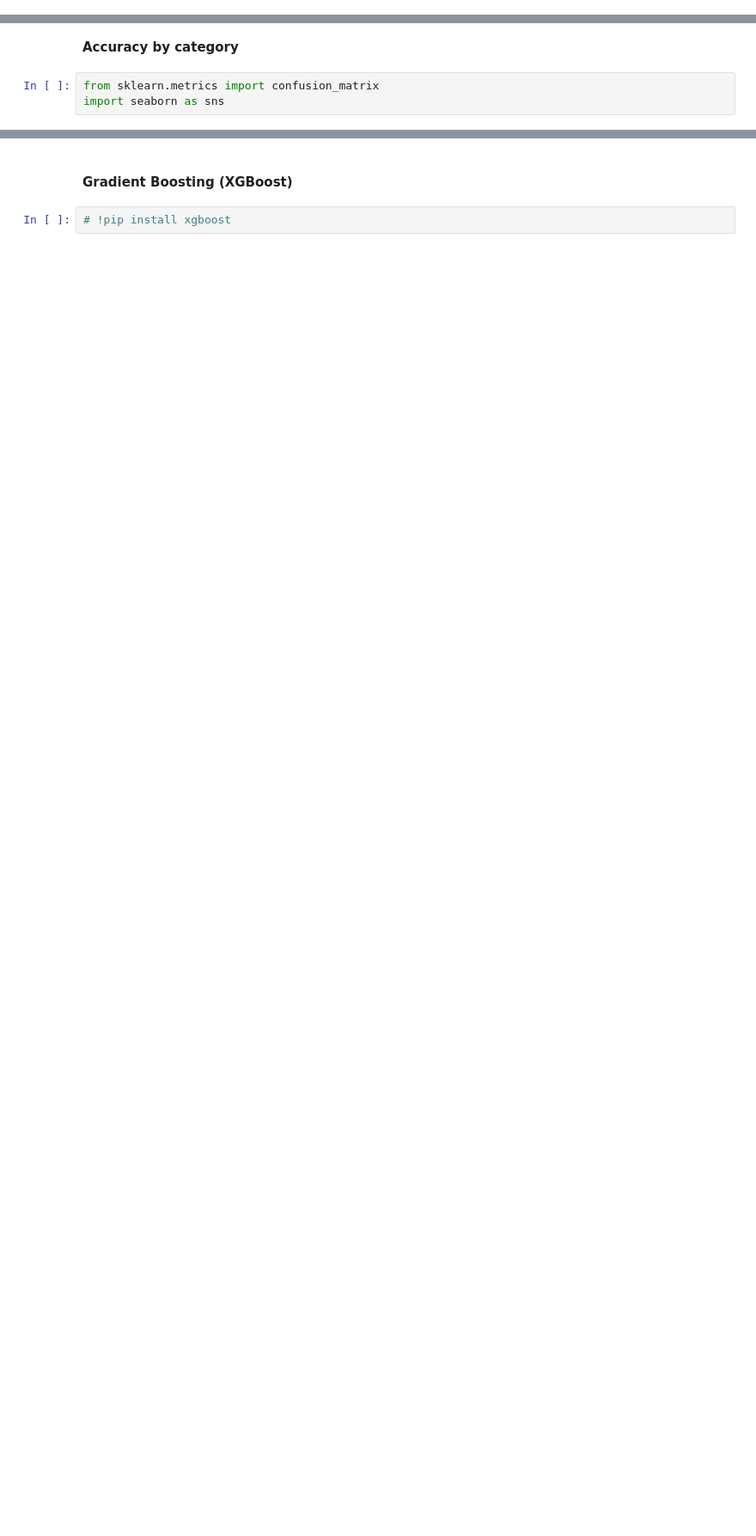
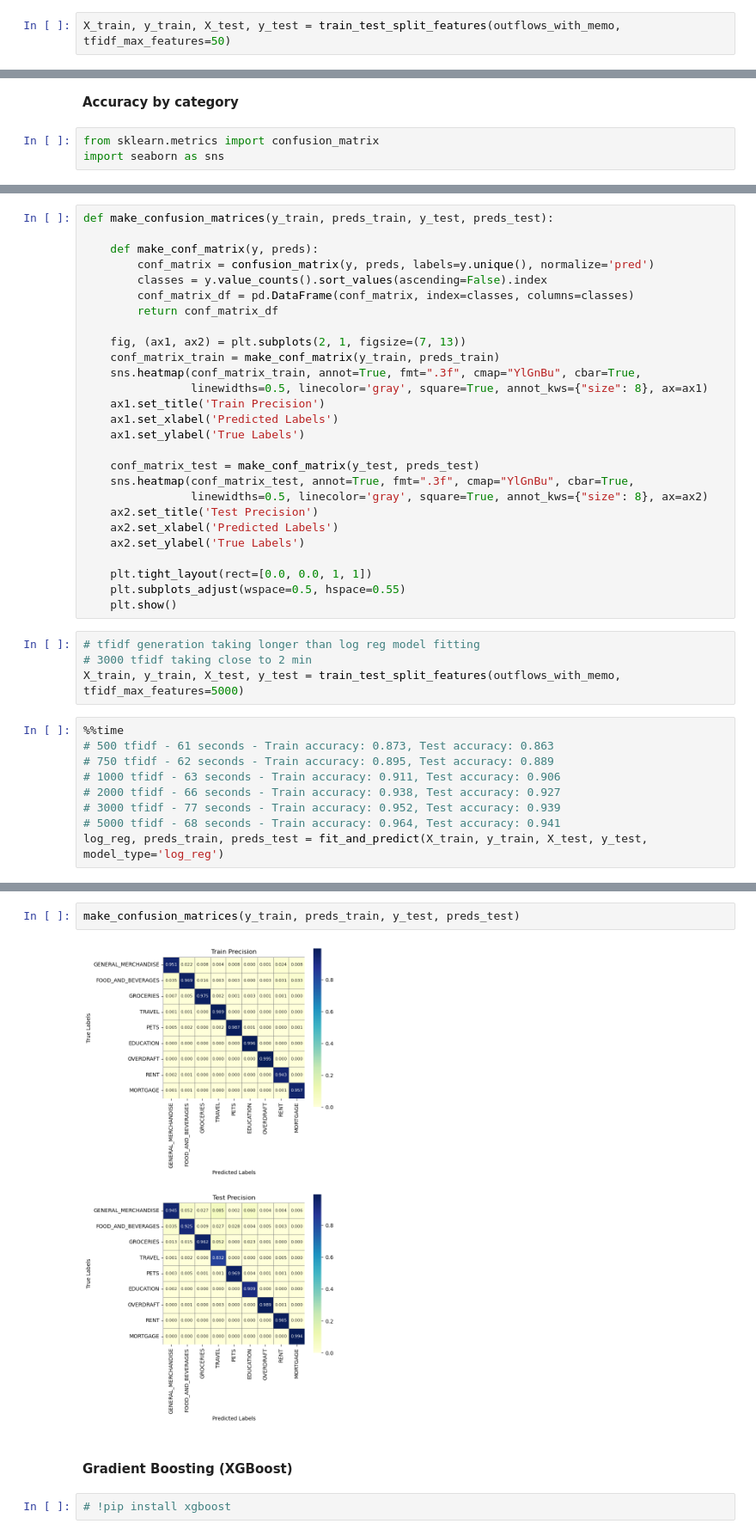
Before and after one commit to danielrmathew/prism-data-credit, a Jupyter notebook: drm_notebook.ipynb, the cells around one changed output, grey strips where cells are left out. Shown at 86% size. Cells and saved outputs as stored; diff of their text form; blank space fills up the shorter version.

Commit message:
abstracted notebook and tested different number of tfidf features

```diff
--- a/drm_notebook.ipynb
+++ b/drm_notebook.ipynb
@@ -624,0 +389,2 @@ def get_feature_df(dataset, tfidf_max_features):
+# %%
+X_train, y_train, X_test, y_test = train_test_split_features(outflows_with_memo, tfidf_max_features=50)
@@ -804,0 +433,40 @@ Name: count, dtype: int64
+# %%
+def make_confusion_matrices(y_train, preds_train, y_test, preds_test):
+
+    def make_conf_matrix(y, preds):
+        conf_matrix = confusion_matrix(y, preds, labels=y.unique(), normalize='pred')
+        classes = y.value_counts().sort_values(ascending=False).index
+        conf_matrix_df = pd.DataFrame(conf_matrix, index=classes, columns=classes)
+        return conf_matrix_df
+
+    fig, (ax1, ax2) = plt.subplots(2, 1, figsize=(7, 13))
+    conf_matrix_train = make_conf_matrix(y_train, preds_train)
+    sns.heatmap(conf_matrix_train, annot=True, fmt=".3f", cmap="YlGnBu", cbar=True,
+                linewidths=0.5, linecolor='gray', square=True, annot_kws={"size": 8}, ax=ax1)
+    ax1.set_title('Train Precision')
+    ax1.set_xlabel('Predicted Labels')
+    ax1.set_ylabel('True Labels')
+
+    conf_matrix_test = make_conf_matrix(y_test, preds_test)
+    sns.heatmap(conf_matrix_test, annot=True, fmt=".3f", cmap="YlGnBu", cbar=True,
+                linewidths=0.5, linecolor='gray', square=True, annot_kws={"size": 8}, ax=ax2)
+    ax2.set_title('Test Precision')
+    ax2.set_xlabel('Predicted Labels')
+    ax2.set_ylabel('True Labels')
+
+    plt.tight_layout(rect=[0.0, 0.0, 1, 1])
+    plt.subplots_adjust(wspace=0.5, hspace=0.55)
+    plt.show()
+# %%
+# tfidf generation taking longer than log reg model fitting
+# 3000 tfidf taking close to 2 min
+X_train, y_train, X_test, y_test = train_test_split_features(outflows_with_memo, tfidf_max_features=5000)
+# %%
+%%time
+# 500 tfidf - 61 seconds - Train accuracy: 0.873, Test accuracy: 0.863
+# 750 tfidf - 62 seconds - Train accuracy: 0.895, Test accuracy: 0.889
+# 1000 tfidf - 63 seconds - Train accuracy: 0.911, Test accuracy: 0.906
+# 2000 tfidf - 66 seconds - Train accuracy: 0.938, Test accuracy: 0.927
+# 3000 tfidf - 77 seconds - Train accuracy: 0.952, Test accuracy: 0.939
+# 5000 tfidf - 68 seconds - Train accuracy: 0.964, Test accuracy: 0.941
+log_reg, preds_train, preds_test = fit_and_predict(X_train, y_train, X_test, y_test, model_type='log_reg')
@@ -805,3 +477,7 @@ Name: count, dtype: int64
+# %%
+make_confusion_matrices(y_train, preds_train, y_test, preds_test)
+# %% [output]
+[figure, added]
 # %% [markdown]
 #### Gradient Boosting (XGBoost)
 # %%
```
Also changed, not shown: parts of 98 cells of this notebook.
